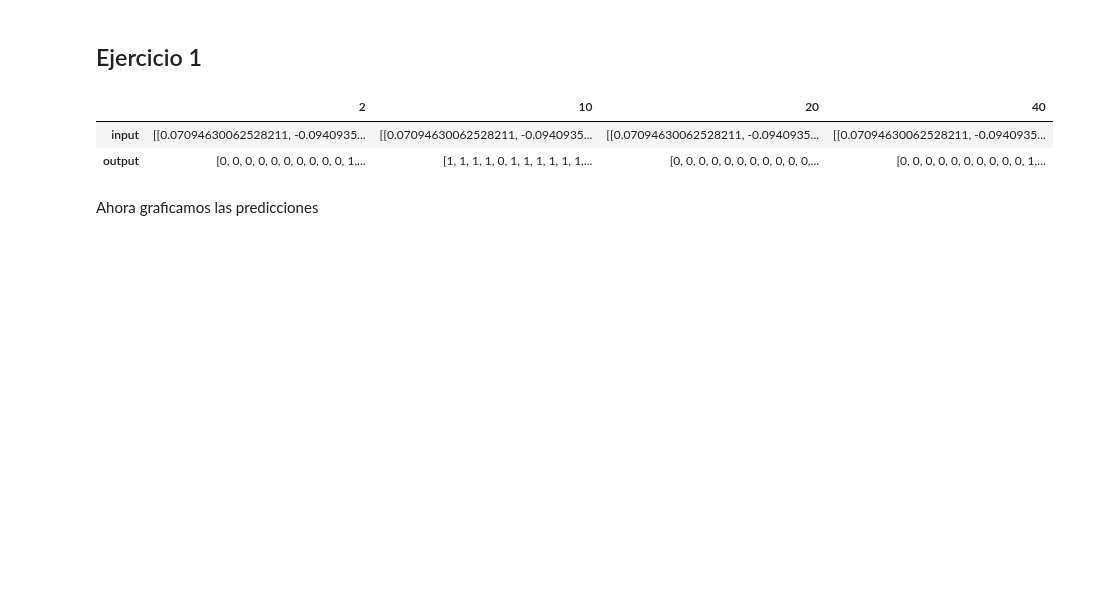
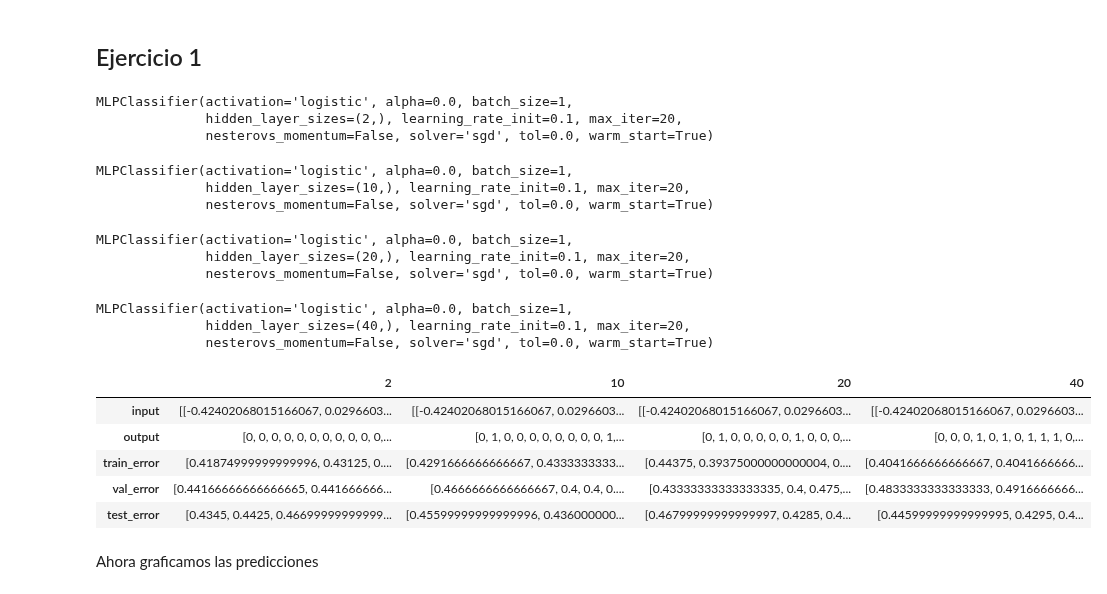
Before and after one commit to DonBerge/IIA-TPS, a Jupyter notebook: TP4/tp.ipynb, the cells around one changed output. Saved outputs shown, nothing was run; the diff lists cells and outputs as text; code cells hidden in the pictures; blank space fills up the shorter version.

```diff
--- a/TP4/tp.ipynb
+++ b/TP4/tp.ipynb
@@ -128,7 +128,7 @@ MLPClassifier(activation='logistic', alpha=0.0, batch_size=1,
 # %% [markdown]
 ## Funcion de entrenamiento
 # %%
-def entrenar_red(red,
+def entrenar_red(red: MLPClassifier | MLPRegressor,
                  X_train, y_train,
                  X_val,   y_val,
                  X_test,  y_test):
@@ -156,6 +156,7 @@ def entrenar_red(red,
     best_val = 1.0
     best_red = red
 
+
     evaluaciones = super_epocas
 
     for epoch in range(evaluaciones):
@@ -184,34 +185,50 @@ def entrenar_red(red,
 # %%
 eta = 0.1
 alfa = 0.9
 N2s = [2, 10, 20, 40]
-sub_epocas = 1000
-super_epocas = 20
+sub_epocas = 20#1000
+super_epocas = 1000#20
 
 X_test, Y_test = espirales(2000)
 
 df = {
     2: {},
     10: {},
     20: {},
     40: {}
 }
 
 for N2 in N2s:
     cla = Classifier()
+    display(cla)
     train = espirales(600)
-    X_train,X_val,Y_train,Y_val = skl.model_selection.train_test_split(train[0], train[1])
-    best_fit = entrenar_red(cla, X_train, Y_train, X_val, Y_val, X_test, Y_test)
-    Y_ans = best_fit[0].predict(X_test)
-    df[N2] = {"input": X_test, "output": Y_ans}
+    X_train,X_val,Y_train,Y_val = skl.model_selection.train_test_split(train[0], train[1], test_size=0.2)
+    best_fit, train_error, val_error, test_error = entrenar_red(cla, X_train, Y_train, X_val, Y_val, X_test, Y_test)
+    Y_ans = best_fit.predict(X_test)
+    df[N2] = {"input": X_test, "output": Y_ans, "train_error": train_error, "val_error": val_error, "test_error": test_error}
 
 df = pd.DataFrame.from_dict(df)
 
 display(df)
 # %% [output]
+MLPClassifier(activation='logistic', alpha=0.0, batch_size=1,
+              hidden_layer_sizes=(2,), learning_rate_init=0.1, max_iter=20,
+              nesterovs_momentum=False, solver='sgd', tol=0.0, warm_start=True)
+MLPClassifier(activation='logistic', alpha=0.0, batch_size=1,
+              hidden_layer_sizes=(10,), learning_rate_init=0.1, max_iter=20,
+              nesterovs_momentum=False, solver='sgd', tol=0.0, warm_start=True)
+MLPClassifier(activation='logistic', alpha=0.0, batch_size=1,
+              hidden_layer_sizes=(20,), learning_rate_init=0.1, max_iter=20,
+              nesterovs_momentum=False, solver='sgd', tol=0.0, warm_start=True)
+MLPClassifier(activation='logistic', alpha=0.0, batch_size=1,
+              hidden_layer_sizes=(40,), learning_rate_init=0.1, max_iter=20,
+              nesterovs_momentum=False, solver='sgd', tol=0.0, warm_start=True)
 |  | 2 | 10 | 20 | 40 |
-| input | [[0.07094630062528211, -0.0940935... | [[0.07094630062528211, -0.0940935... | [[0.07094630062528211, -0.0940935... | [[0.07094630062528211, -0.0940935... |
-| output | [0, 0, 0, 0, 0, 0, 0, 0, 0, 0, 1,... | [1, 1, 1, 1, 0, 1, 1, 1, 1, 1, 1,... | [0, 0, 0, 0, 0, 0, 0, 0, 0, 0, 0,... | [0, 0, 0, 0, 0, 0, 0, 0, 0, 0, 1,... |
+| input | [[-0.42402068015166067, 0.0296603... | [[-0.42402068015166067, 0.0296603... | [[-0.42402068015166067, 0.0296603... | [[-0.42402068015166067, 0.0296603... |
+| output | [0, 0, 0, 0, 0, 0, 0, 0, 0, 0, 0,... | [0, 1, 0, 0, 0, 0, 0, 0, 0, 0, 1,... | [0, 1, 0, 0, 0, 0, 0, 1, 0, 0, 0,... | [0, 0, 0, 1, 0, 1, 0, 1, 1, 1, 0,... |
+| train_error | [0.41874999999999996, 0.43125, 0.... | [0.4291666666666667, 0.4333333333... | [0.44375, 0.39375000000000004, 0.... | [0.4041666666666667, 0.4041666666... |
+| val_error | [0.44166666666666665, 0.441666666... | [0.4666666666666667, 0.4, 0.4, 0.... | [0.43333333333333335, 0.4, 0.475,... | [0.4833333333333333, 0.4916666666... |
+| test_error | [0.4345, 0.4425, 0.46699999999999... | [0.45599999999999996, 0.436000000... | [0.46799999999999997, 0.4285, 0.4... | [0.44599999999999995, 0.4295, 0.4... |
 # %% [markdown]
 Ahora graficamos las predicciones
 # %%
```
Also changed, not shown: parts of 7 cells of this notebook, 2 other files.
